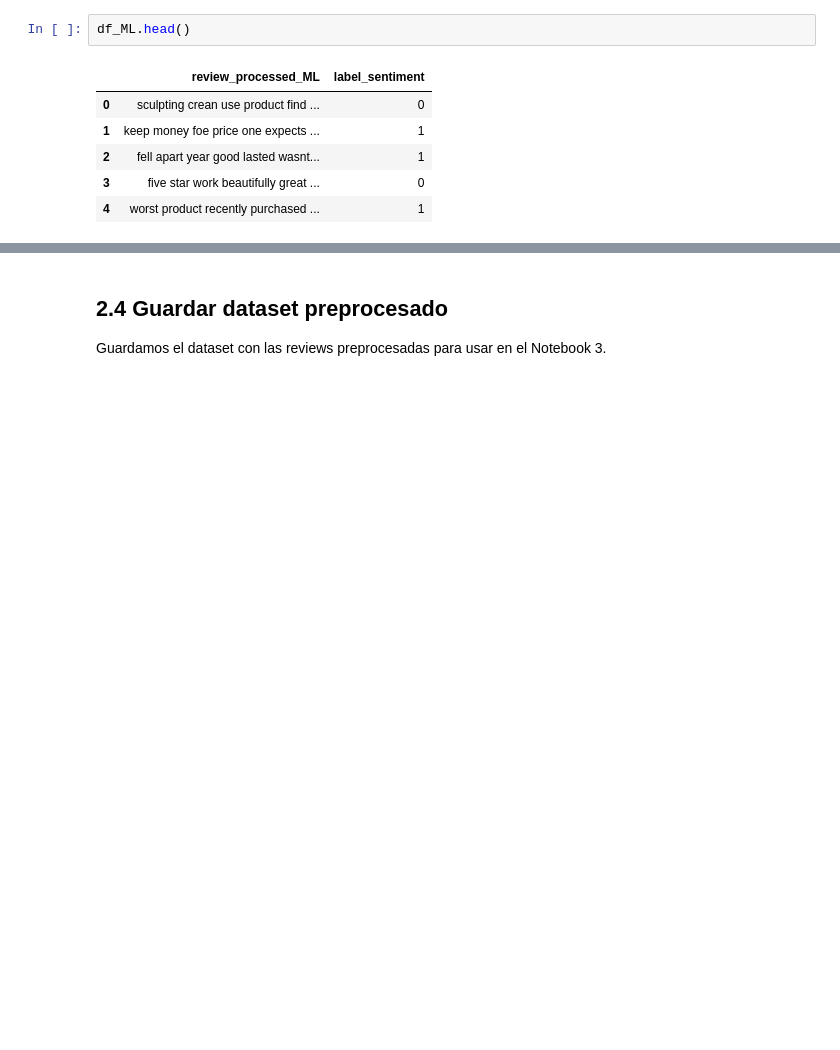
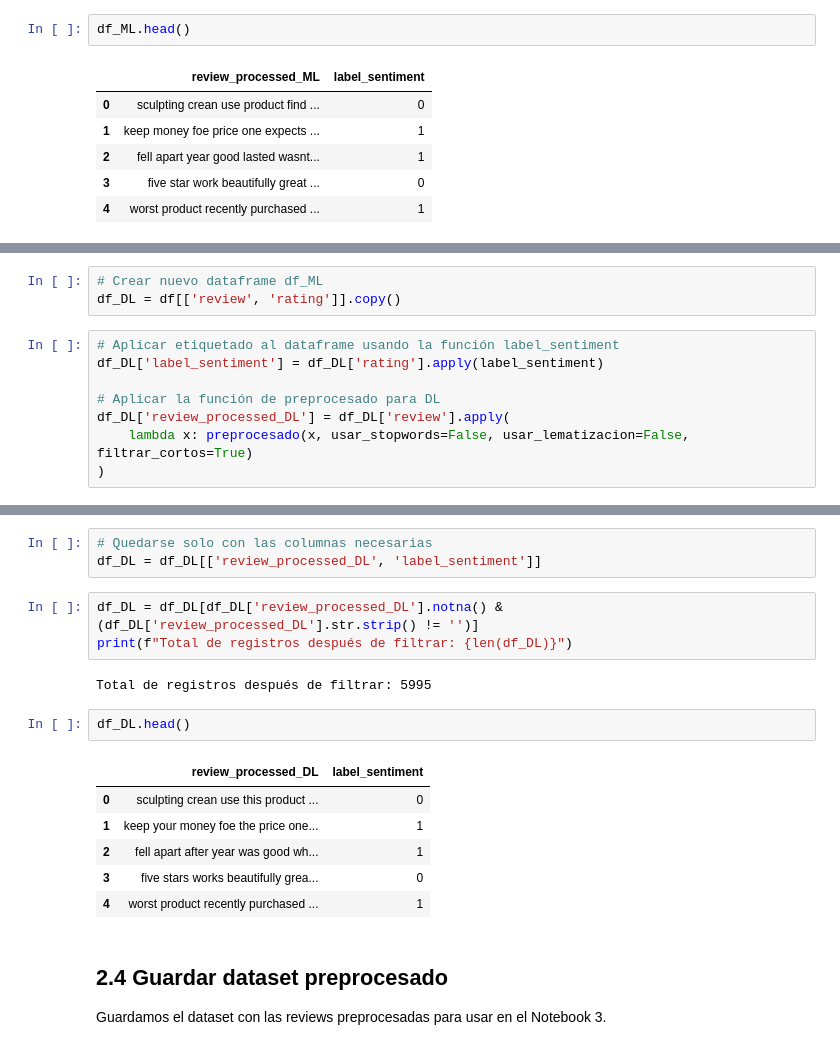
Before and after one commit to mariaeugenia-alvarez/hands-on-coding-nlp-project, a Jupyter notebook: 2-Preprocesado.ipynb, the cells around one changed output, grey strips where cells are left out. Cells and saved outputs as stored; diff of their text form; blank space fills up the shorter version.

```diff
--- a/2-Preprocesado.ipynb
+++ b/2-Preprocesado.ipynb
@@ -357,0 +360,11 @@ df_ML.head()
+# %%
+# Crear nuevo dataframe df_ML
+df_DL = df[['review', 'rating']].copy()
+# %%
+# Aplicar etiquetado al dataframe usando la función label_sentiment
+df_DL['label_sentiment'] = df_DL['rating'].apply(label_sentiment)
+
+# Aplicar la función de preprocesado para DL
+df_DL['review_processed_DL'] = df_DL['review'].apply(
+    lambda x: preprocesado(x, usar_stopwords=False, usar_lematizacion=False, filtrar_cortos=True)
+)
@@ -358,3 +399,20 @@ df_ML.head()
+# %%
+# Quedarse solo con las columnas necesarias
+df_DL = df_DL[['review_processed_DL', 'label_sentiment']]
+# %%
+df_DL = df_DL[df_DL['review_processed_DL'].notna() & (df_DL['review_processed_DL'].str.strip() != '')]
+print(f"Total de registros después de filtrar: {len(df_DL)}")
+# %% [output]
+Total de registros después de filtrar: 5995
+# %%
+df_DL.head()
+# %% [output]
+|  | review_processed_DL | label_sentiment |
+| 0 | sculpting crean use this product ... | 0 |
+| 1 | keep your money foe the price one... | 1 |
+| 2 | fell apart after year was good wh... | 1 |
+| 3 | five stars works beautifully grea... | 0 |
+| 4 | worst product recently purchased ... | 1 |
 # %% [markdown]
 ## 2.4 Guardar dataset preprocesado
 
```
Also changed, not shown: parts of 16 cells of this notebook.
